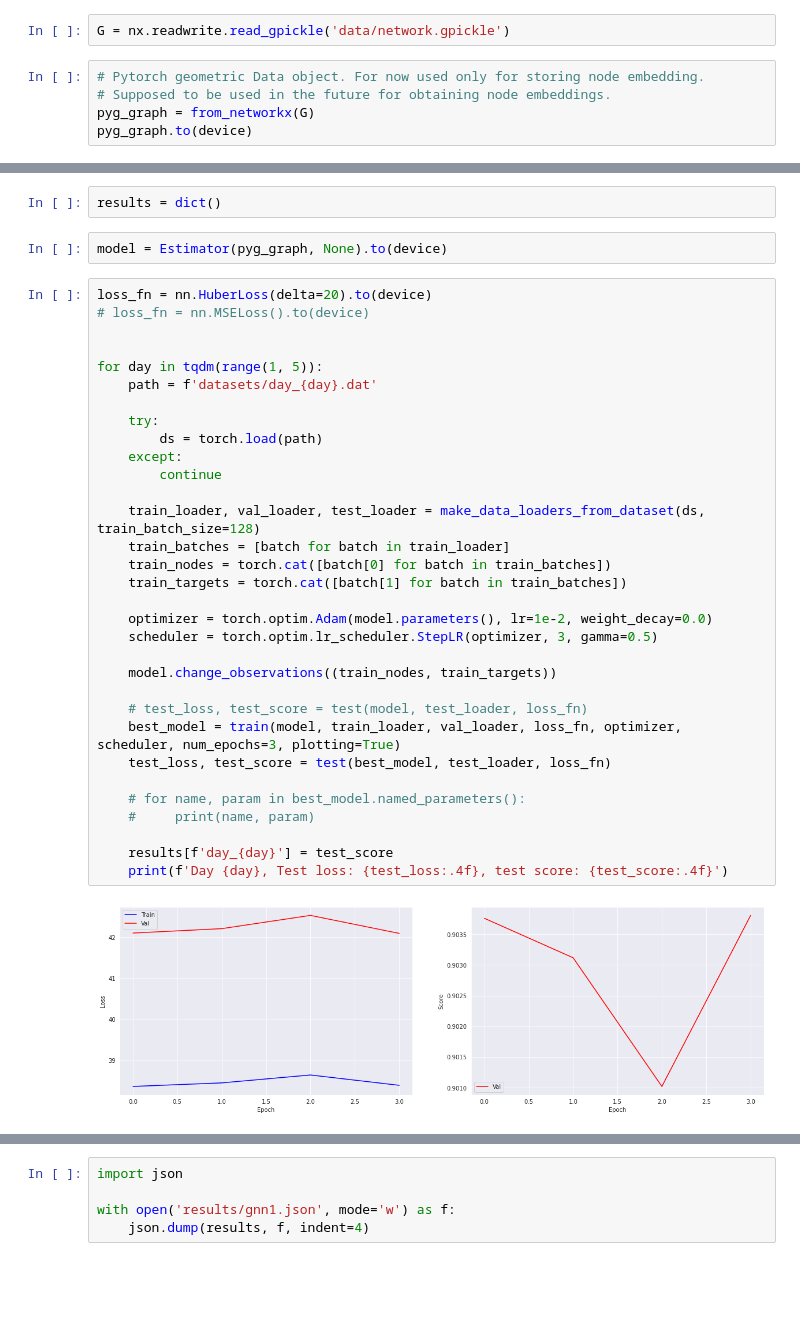
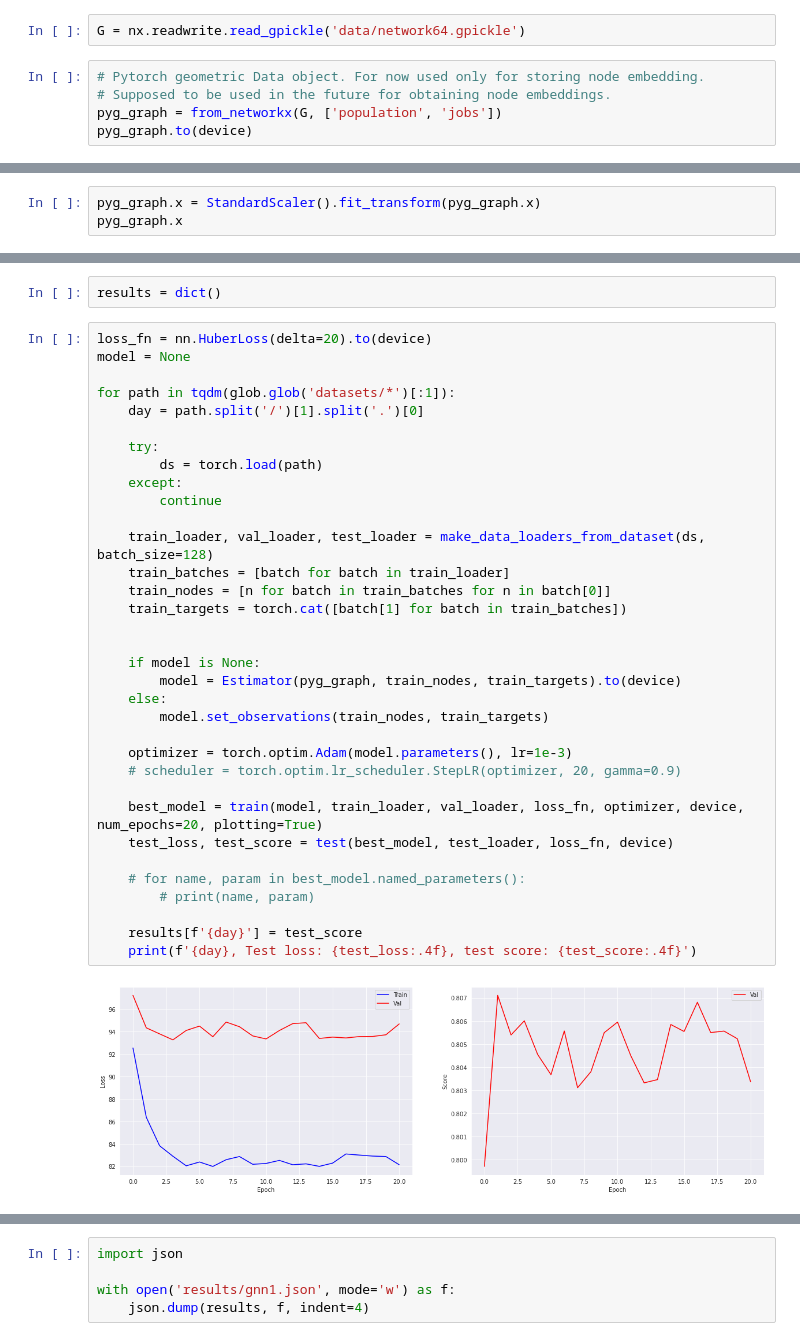
Before and after one commit to Eldervald/traffic-extrapolation, a Jupyter notebook: tlc/gnn2_scales.ipynb, the cells around one changed output, grey strips where cells are left out. Cells and saved outputs as stored; diff of their text form; blank space fills up the shorter version.

Commit message:
TLC model with scales. alpha version

```diff
--- a/tlc/gnn2_scales.ipynb
+++ b/tlc/gnn2_scales.ipynb
@@ -34,8 +65,8 @@ from IPython.display import clear_output
 # %%
-G = nx.readwrite.read_gpickle('data/network.gpickle')
+G = nx.readwrite.read_gpickle('data/network64.gpickle')
 # %%
 # Pytorch geometric Data object. For now used only for storing node embedding.
 # Supposed to be used in the future for obtaining node embeddings.
-pyg_graph = from_networkx(G)
+pyg_graph = from_networkx(G, ['population', 'jobs'])
 pyg_graph.to(device)
 # %% [output]
@@ -50,0 +74,3 @@ Data(x=[60789, 128], edge_index=[2, 151294], lng=[60789], lat=[60789], id=[60789
+# %%
+pyg_graph.x = StandardScaler().fit_transform(pyg_graph.x)
+pyg_graph.x
@@ -164,38 +172,38 @@ class Estimator(BaseEstimator):
 # %%
 results = dict()
-# %%
-model = Estimator(pyg_graph, None).to(device)
 # %%
 loss_fn = nn.HuberLoss(delta=20).to(device)
-# loss_fn = nn.MSELoss().to(device)
+model = None
 
-
-for day in tqdm(range(1, 5)):
-    path = f'datasets/day_{day}.dat'
+for path in tqdm(glob.glob('datasets/*')[:1]):
+    day = path.split('/')[1].split('.')[0]
 
     try:
         ds = torch.load(path)
     except:
         continue
 
-    train_loader, val_loader, test_loader = make_data_loaders_from_dataset(ds, train_batch_size=128)
+    train_loader, val_loader, test_loader = make_data_loaders_from_dataset(ds, batch_size=128)
     train_batches = [batch for batch in train_loader]
-    train_nodes = torch.cat([batch[0] for batch in train_batches])
+    train_nodes = [n for batch in train_batches for n in batch[0]]
     train_targets = torch.cat([batch[1] for batch in train_batches])
 
-    optimizer = torch.optim.Adam(model.parameters(), lr=1e-2, weight_decay=0.0)
-    scheduler = torch.optim.lr_scheduler.StepLR(optimizer, 3, gamma=0.5)
 
-    model.change_observations((train_nodes, train_targets))
+    if model is None:
+        model = Estimator(pyg_graph, train_nodes, train_targets).to(device)
+    else:
+        model.set_observations(train_nodes, train_targets)
 
-    # test_loss, test_score = test(model, test_loader, loss_fn)
-    best_model = train(model, train_loader, val_loader, loss_fn, optimizer, scheduler, num_epochs=3, plotting=True)
-    test_loss, test_score = test(best_model, test_loader, loss_fn)
+    optimizer = torch.optim.Adam(model.parameters(), lr=1e-3)
+    # scheduler = torch.optim.lr_scheduler.StepLR(optimizer, 20, gamma=0.9)
+
+    best_model = train(model, train_loader, val_loader, loss_fn, optimizer, device, num_epochs=20, plotting=True)
+    test_loss, test_score = test(best_model, test_loader, loss_fn, device)
 
     # for name, param in best_model.named_parameters():
-    #     print(name, param)
+        # print(name, param)
 
-    results[f'day_{day}'] = test_score
-    print(f'Day {day}, Test loss: {test_loss:.4f}, test score: {test_score:.4f}')
+    results[f'{day}'] = test_score
+    print(f'{day}, Test loss: {test_loss:.4f}, test score: {test_score:.4f}')
 # %% [output]
-[figure, old version]
+[figure, new version]
```
Also changed, not shown: parts of 9 cells of this notebook, 9 other files.
